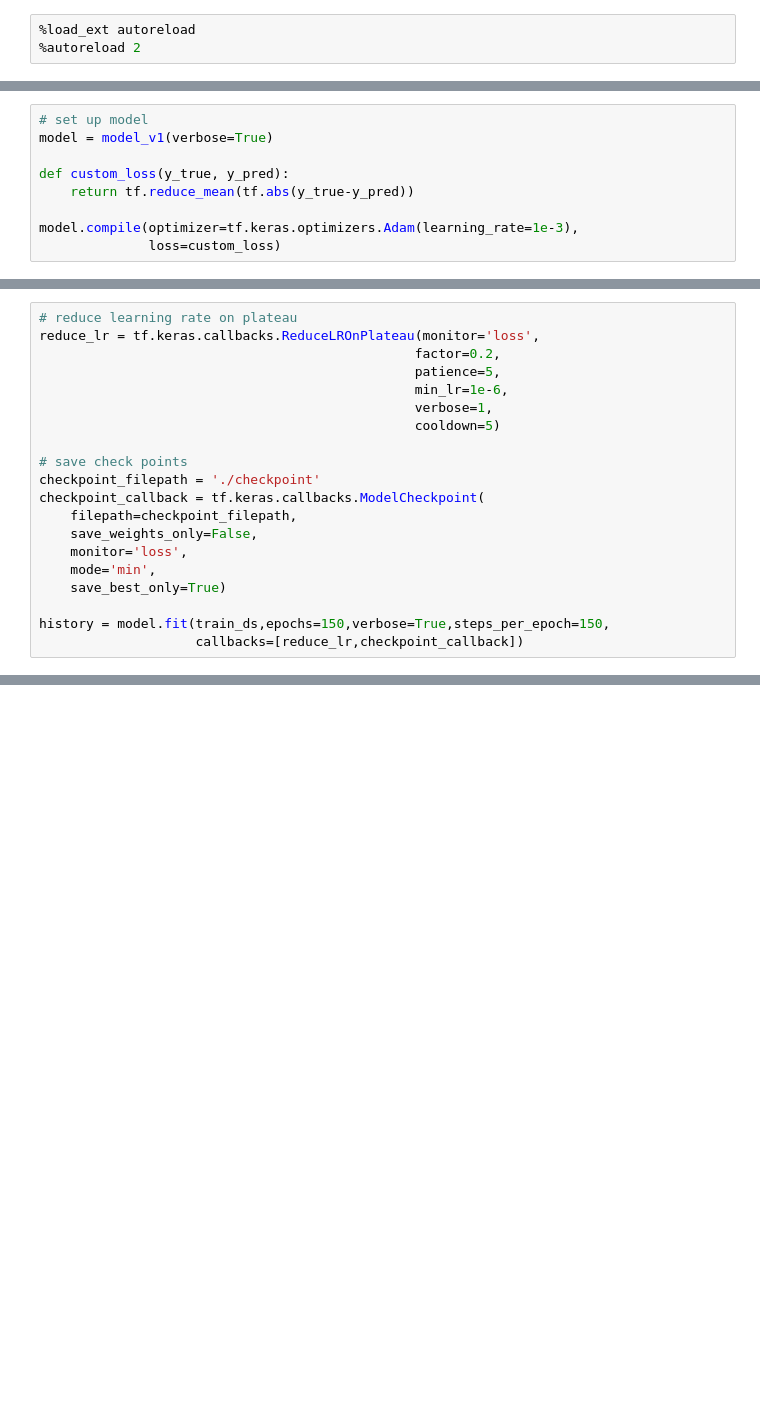
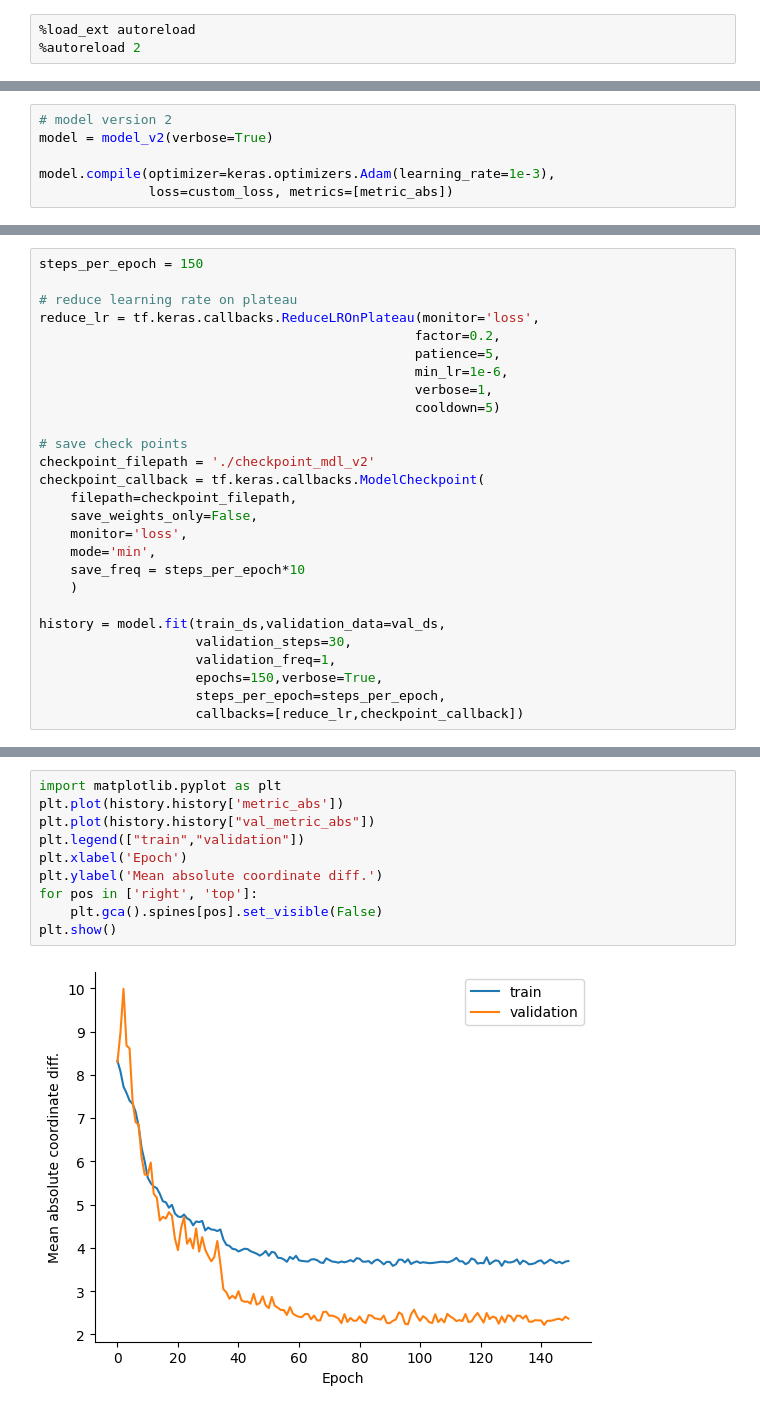
Before and after one commit to liuji1031/homography_net, a Jupyter notebook: train_supervised.ipynb, the cells around one changed output, grey strips where cells are left out. Drawn from its saved outputs; the diff is of its cells as text; blank space fills up the shorter version.

Commit message:
updated supervised training notebook

```diff
--- a/train_supervised.ipynb
+++ b/train_supervised.ipynb
@@ -50,10 +56,7 @@ GCC version:  gcc version 9.4.0 (Ubuntu 9.4.0-1ubuntu1~20.04.2)
 # %%
-# set up model
-model = model_v1(verbose=True)
+# model version 2
+model = model_v2(verbose=True)
 
-def custom_loss(y_true, y_pred):
-    return tf.reduce_mean(tf.abs(y_true-y_pred))
-
-model.compile(optimizer=tf.keras.optimizers.Adam(learning_rate=1e-3),
-              loss=custom_loss)
+model.compile(optimizer=keras.optimizers.Adam(learning_rate=1e-3),
+              loss=custom_loss, metrics=[metric_abs])
 # %% [output]
@@ -76,5 +79,7 @@ Non-trainable params: 2363456 (9.02 MB)
 __________________________________________________________________________________________________
 # %%
+steps_per_epoch = 150
+
 # reduce learning rate on plateau
 reduce_lr = tf.keras.callbacks.ReduceLROnPlateau(monitor='loss',
                                                 factor=0.2,
@@ -84,15 +89,20 @@ reduce_lr = tf.keras.callbacks.ReduceLROnPlateau(monitor='loss',
                                                 cooldown=5)
 
 # save check points
-checkpoint_filepath = './checkpoint'
+checkpoint_filepath = './checkpoint_mdl_v2'
 checkpoint_callback = tf.keras.callbacks.ModelCheckpoint(
     filepath=checkpoint_filepath,
     save_weights_only=False,
     monitor='loss',
     mode='min',
-    save_best_only=True)
+    save_freq = steps_per_epoch*10
+    )
 
-history = model.fit(train_ds,epochs=150,verbose=True,steps_per_epoch=150,
+history = model.fit(train_ds,validation_data=val_ds,
+                    validation_steps=30,
+                    validation_freq=1,
+                    epochs=150,verbose=True,
+                    steps_per_epoch=steps_per_epoch,
                     callbacks=[reduce_lr,checkpoint_callback])
 # %% [output]
 Epoch 1/150
@@ -119,0 +228,12 @@ KeyboardInterrupt:
+# %%
+import matplotlib.pyplot as plt
+plt.plot(history.history['metric_abs'])
+plt.plot(history.history["val_metric_abs"])
+plt.legend(["train","validation"])
+plt.xlabel('Epoch')
+plt.ylabel('Mean absolute coordinate diff.')
+for pos in ['right', 'top']:
+    plt.gca().spines[pos].set_visible(False)
+plt.show()
+# %% [output]
+[figure, added]
```
Also changed, not shown: parts of 5 cells of this notebook.
